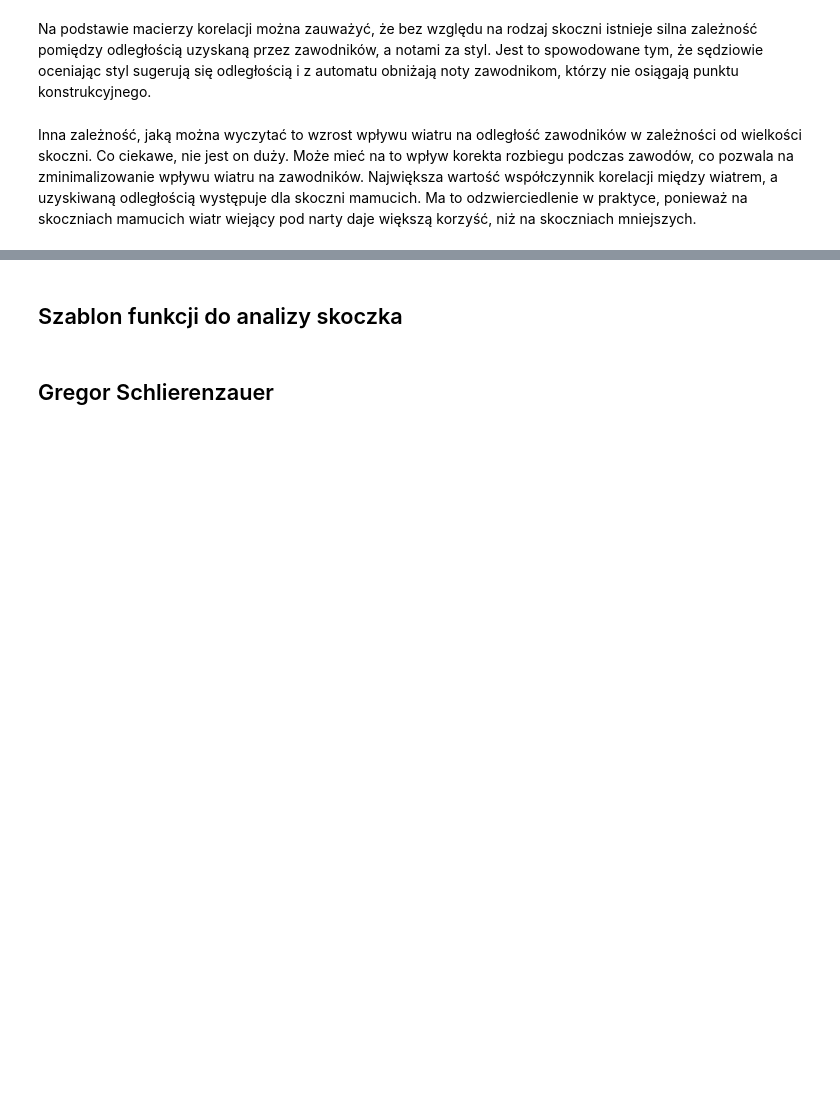
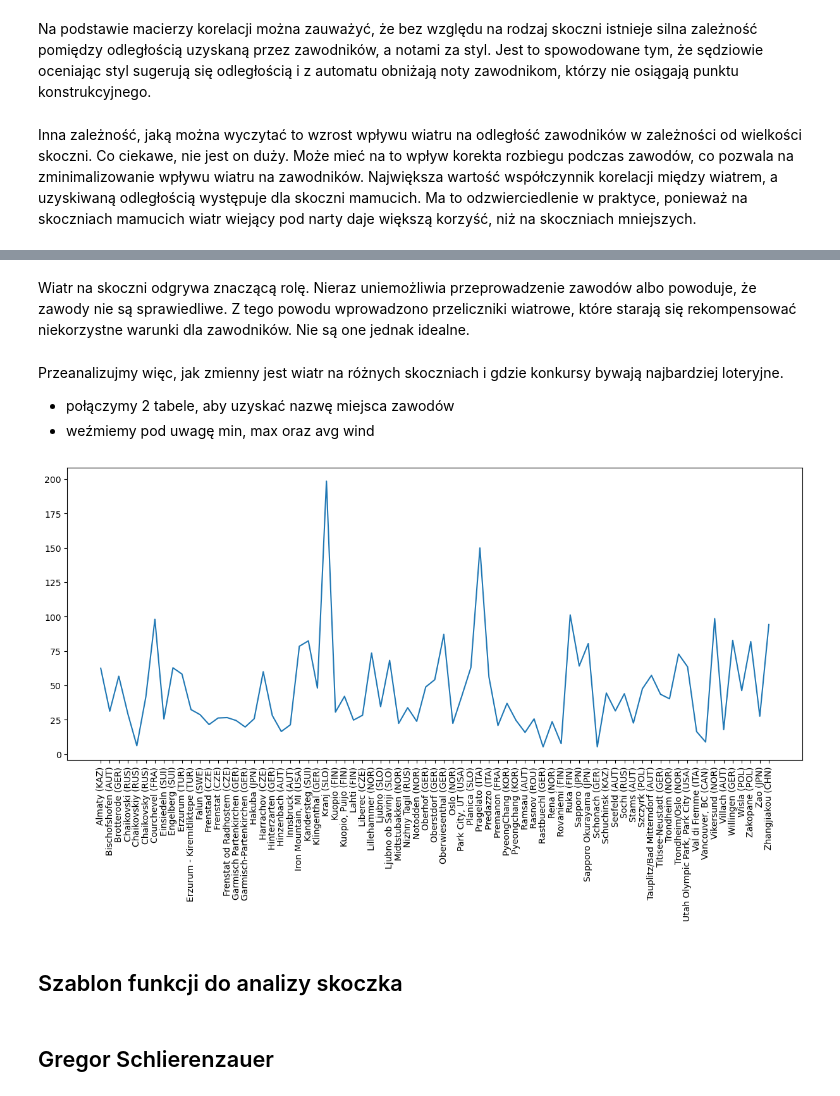
Before and after one commit to jakub-milasz/ski_jumping_analysis, a Jupyter notebook: ski_jumping.ipynb, the cells around one changed output, grey strips where cells are left out. Saved outputs shown, nothing was run; the diff lists cells and outputs as text; code cells hidden in the pictures; blank space fills up the shorter version.

```diff
--- a/ski_jumping.ipynb
+++ b/ski_jumping.ipynb
@@ -72,3 +74,25 @@ Inna zależność, jaką można wyczytać to wzrost wpływu wiatru na odległoś
+# %% [markdown]
+Wiatr na skoczni odgrywa znaczącą rolę. Nieraz uniemożliwia przeprowadzenie zawodów albo
+powoduje, że zawody nie są sprawiedliwe. Z tego powodu wprowadzono przeliczniki wiatrowe, które
+starają się rekompensować niekorzystne warunki dla zawodników. Nie są one jednak idealne.
+# %% [markdown]
+Przeanalizujmy więc, jak zmienny jest wiatr na różnych skoczniach i gdzie konkursy bywają
+najbardziej loteryjne.
+- połączymy 2 tabele, aby uzyskać nazwę miejsca zawodów
+- weźmiemy pod uwagę min, max oraz avg wind
+# %%
+clean_merged = merged.dropna(subset = ['wind_comp']) # usuwam konkursy bez przeliczników
+# %%
+clean_merged = clean_merged[['wind_comp', 'id', 'place']]
+# %%
+variances = clean_merged.groupby("place")['wind_comp'].var()
+# %%
+plt.figure(figsize=(15, 6))
+plt.plot(variances)
+plt.tick_params(axis='x', rotation=90)
+plt.show()
+# %% [output]
+[figure, added]
 # %% [markdown]
 ## Szablon funkcji do analizy skoczka
 # %%
```
Also changed, not shown: parts of 2 cells of this notebook.
